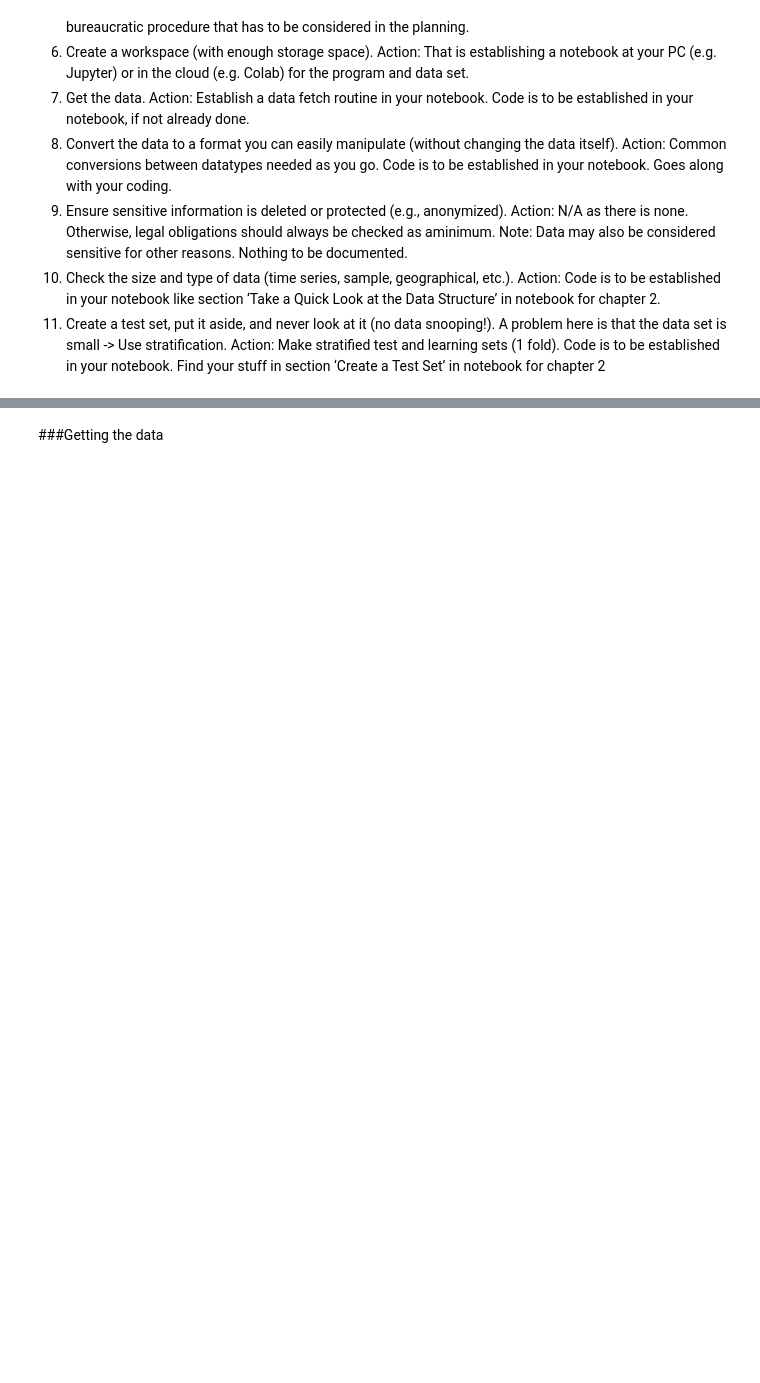
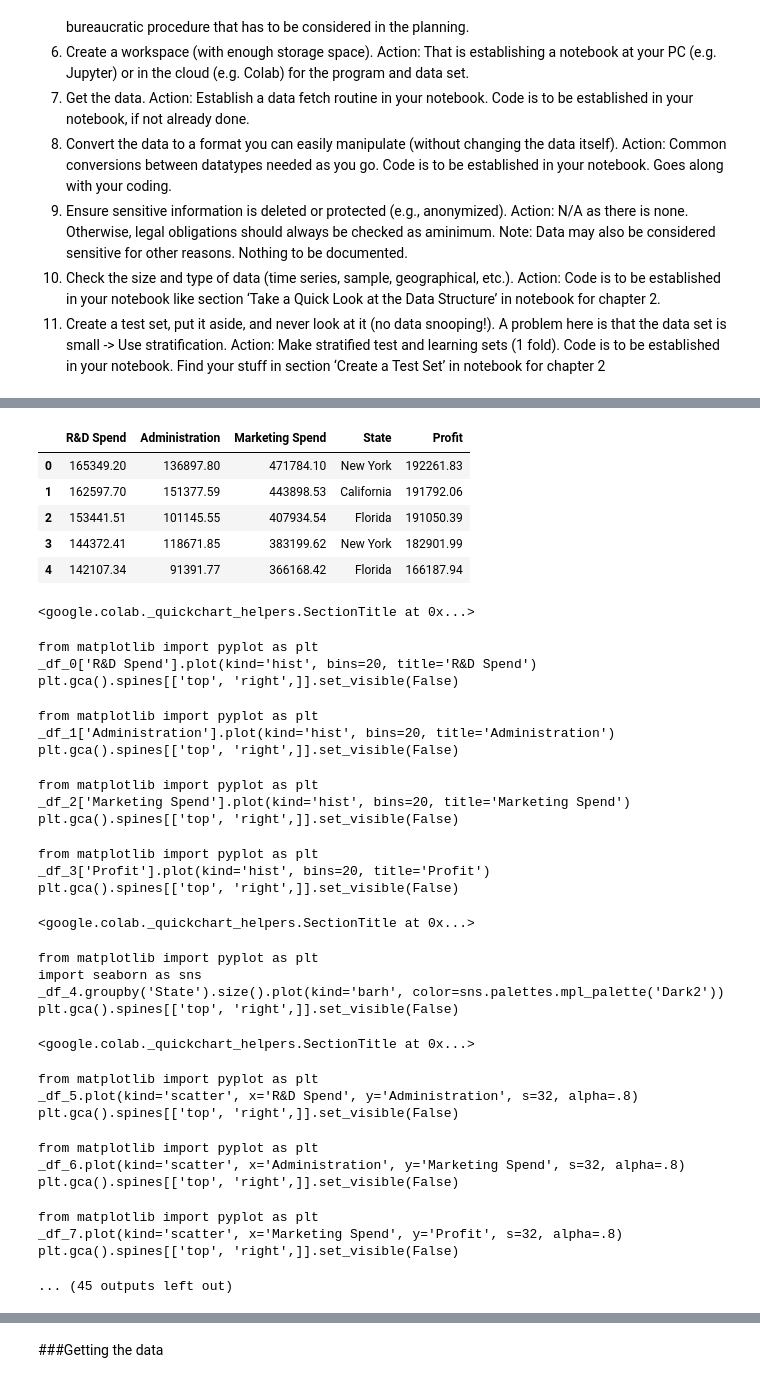
Before and after one commit to HazaraTechLab/Big-Mamma-Pizzaria, a Jupyter notebook: 50StartUps.ipynb, the cells around one changed output, grey strips where cells are left out. Cells and saved outputs as stored; diff of their text form; code cells hidden in the pictures; blank space fills up the shorter version.

Commit message:
Oprettet med Colab

```diff
--- a/50StartUps.ipynb
+++ b/50StartUps.ipynb
@@ -160,0 +171,45 @@ Code is to be established in your notebook. Find your stuff in section ‘Create
+# %%
+7.
+import pandas as pd
+
+# Hent datasættet fra GitHub
+url = "https://raw.githubusercontent.com/jpandersen61/Machine-Learning/refs/heads/main/50_Startups.csv"
+df = pd.read_csv(url)
+
+df.head()
+# %% [output]
+|  | R&D Spend | Administration | Marketing Spend | State | Profit |
+| 0 | 165349.20 | 136897.80 | 471784.10 | New York | 192261.83 |
+| 1 | 162597.70 | 151377.59 | 443898.53 | California | 191792.06 |
+| 2 | 153441.51 | 101145.55 | 407934.54 | Florida | 191050.39 |
+| 3 | 144372.41 | 118671.85 | 383199.62 | New York | 182901.99 |
+| 4 | 142107.34 | 91391.77 | 366168.42 | Florida | 166187.94 |
+<google.colab._quickchart_helpers.SectionTitle at 0x...>
+from matplotlib import pyplot as plt
+_df_0['R&D Spend'].plot(kind='hist', bins=20, title='R&D Spend')
+plt.gca().spines[['top', 'right',]].set_visible(False)
+from matplotlib import pyplot as plt
+_df_1['Administration'].plot(kind='hist', bins=20, title='Administration')
+plt.gca().spines[['top', 'right',]].set_visible(False)
+from matplotlib import pyplot as plt
+_df_2['Marketing Spend'].plot(kind='hist', bins=20, title='Marketing Spend')
+plt.gca().spines[['top', 'right',]].set_visible(False)
+from matplotlib import pyplot as plt
+_df_3['Profit'].plot(kind='hist', bins=20, title='Profit')
+plt.gca().spines[['top', 'right',]].set_visible(False)
+<google.colab._quickchart_helpers.SectionTitle at 0x...>
+from matplotlib import pyplot as plt
+import seaborn as sns
+_df_4.groupby('State').size().plot(kind='barh', color=sns.palettes.mpl_palette('Dark2'))
+plt.gca().spines[['top', 'right',]].set_visible(False)
+<google.colab._quickchart_helpers.SectionTitle at 0x...>
+from matplotlib import pyplot as plt
+_df_5.plot(kind='scatter', x='R&D Spend', y='Administration', s=32, alpha=.8)
+plt.gca().spines[['top', 'right',]].set_visible(False)
+from matplotlib import pyplot as plt
+_df_6.plot(kind='scatter', x='Administration', y='Marketing Spend', s=32, alpha=.8)
+plt.gca().spines[['top', 'right',]].set_visible(False)
+from matplotlib import pyplot as plt
+_df_7.plot(kind='scatter', x='Marketing Spend', y='Profit', s=32, alpha=.8)
+plt.gca().spines[['top', 'right',]].set_visible(False)
+... (45 outputs left out)
```
Also changed, not shown: parts of 8 cells of this notebook.
